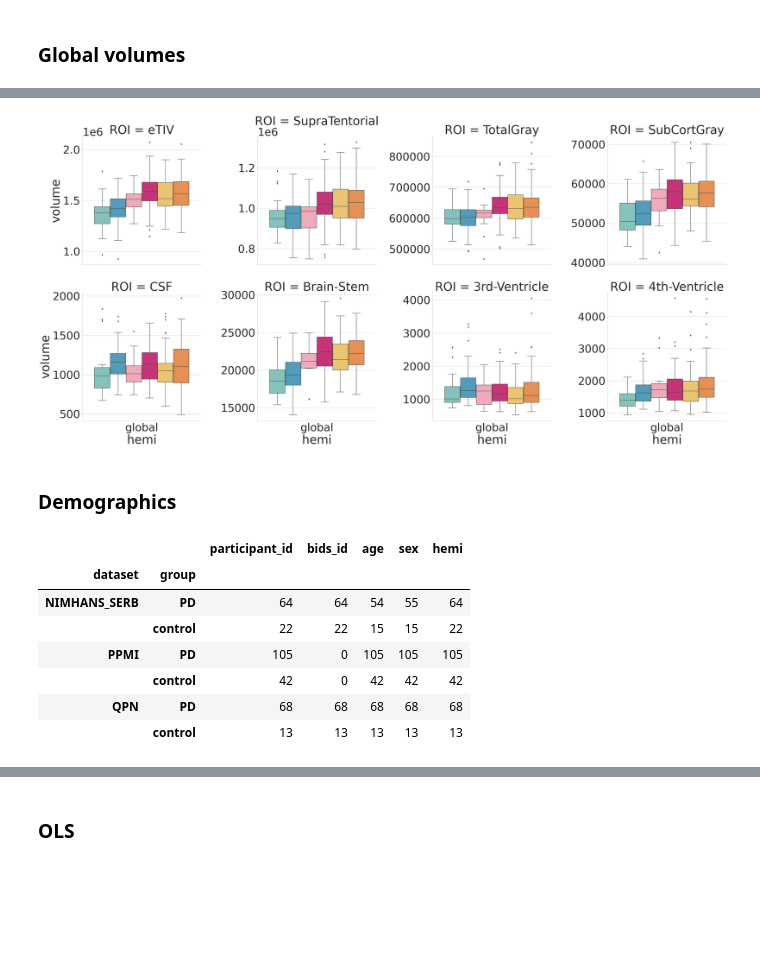
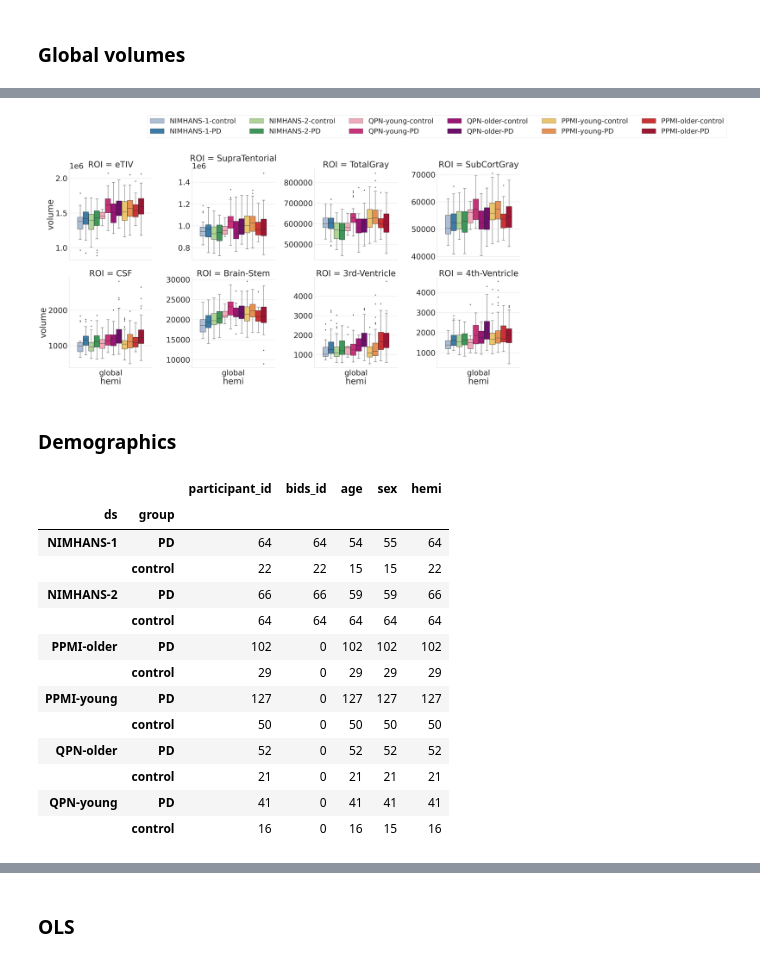
Before and after one commit to neurodatascience/mr_proc-nimhans_serb, a Jupyter notebook: analysis/CT/notebooks/population_comparisons.ipynb, the cells around one changed output, grey strips where cells are left out. Saved outputs shown, nothing was run; the diff lists cells and outputs as text; code cells hidden in the pictures; blank space fills up the shorter version.

```diff
--- a/analysis/CT/notebooks/population_comparisons.ipynb
+++ b/analysis/CT/notebooks/population_comparisons.ipynb
@@ -66,7 +95,7 @@ sns.palplot(palette)
 ### Read data
 # %%
 match_age = True
-age_thresh = 63
+age_thresh = 65
 # %%
 # NIMHANS (SERB + METAL)
 nimhans_serb_CT_DKT_df = pd.read_csv(f"{nimhans_serb_agg_data_dir}{CT_DKT_csv}").drop(columns=["Unnamed: 0"])
@@ -238,11 +338,11 @@ hemi_ASEG_df shape: (856, 22)
 # %%
-save_fig = False
+save_fig = True
 
-hemi_ASEG_df = hemi_ASEG_df[hemi_ASEG_df["dataset"].isin(["PPMI", "QPN", "NIMHANS_SERB"])]
+# hemi_ASEG_df = hemi_ASEG_df[hemi_ASEG_df["dataset"].isin(["PPMI", "QPN", "NIMHANS_SERB"])]
 hemi_ASEG_df = hemi_ASEG_df[hemi_ASEG_df["group"].isin(["control", "PD"])]
 
 vol_ASEG_df_melt = hemi_ASEG_df.melt(
-    id_vars=demo_cols + ["ds_group"],
+    id_vars=demo_cols + ["ds_group","ds_hemi"],
     var_name="ROI",
     value_name="volume",
 )
@@ -254,8 +354,11 @@ plot_df["ROI"] = plot_df["ROI"].astype(str)
 hemi_roi_list = ['Pallidum', 'Thalamus-Proper', 'Putamen',  'Amygdala', 'Caudate', 'Hippocampus', 'Accumbens-area',
                  'Lateral-Ventricle']
 #'Cerebellum-Cortex','Cerebellum-White-Matter','VentralDC','Inf-Lat-Vent'
+hue_order = ["NIMHANS-1-control", "NIMHANS-1-PD", "NIMHANS-2-control", "NIMHANS-2-PD",
+             "QPN-young-control", "QPN-young-PD", "QPN-older-control", "QPN-older-PD",
+             "PPMI-young-control",  "PPMI-young-PD","PPMI-older-control",  "PPMI-older-PD"]
 
-sns.set(font_scale=4)
+sns.set_theme(font_scale=4)
 with sns.axes_style("whitegrid"):
     g = sns.catplot(y="volume",x="hemi", hue="ds_group", col="ROI",kind="box", col_wrap=4, col_order=hemi_roi_list, hue_order=hue_order,
     palette=palette, data=plot_df, aspect=1, height=10, sharey=False, legend=False)
@@ -329,51 +446,59 @@ global_vol_ASEG_df shape: (428, 24)
 # %%
-save_fig = False
+save_fig = True
 
-global_vol_ASEG_df = global_vol_ASEG_df[global_vol_ASEG_df["dataset"].isin(["PPMI", "QPN","NIMHANS_SERB"])]
+# global_vol_ASEG_df = global_vol_ASEG_df[global_vol_ASEG_df["dataset"].isin(["PPMI", "QPN","NIMHANS_SERB"])]
 
 global_vol_ASEG_df = global_vol_ASEG_df[global_vol_ASEG_df["group"].isin(["control", "PD"])]
 
-global_vol_ASEG_df = global_vol_ASEG_df.rename(columns={"EstimatedTotalIntraCranial":"eTIV"})
+global_vol_ASEG_df = global_vol_ASEG_df.rename(columns={"EstimatedTotalIntraCranial":"eTIV",
+                                                        "EstimatedTotalIntraCranialVol":"eTIV"})
 
 global_vol_ASEG_df_melt = global_vol_ASEG_df.melt(
     id_vars=demo_cols + ["ds_group"],
     var_name="ROI",
     value_name="volume",
 )
 
 plot_df = global_vol_ASEG_df_melt.copy()
 
 global_roi_list = ["eTIV", "SupraTentorial", "TotalGray", "SubCortGray",
                     "CSF","Brain-Stem","3rd-Ventricle","4th-Ventricle"]
 plot_df = plot_df[plot_df["ROI"].isin(global_roi_list)]
 
-plot_df["ds_group"] = plot_df["ds_group"].replace({"NIMHANS_SERB-control":"NIMHANS-control",
-                                                    "NIMHANS_SERB-PD":"NIMHANS-PD",
-                                                    })
-hue_order = ["NIMHANS-control", "NIMHANS-PD", "QPN-control", "QPN-PD", "PPMI-control",  "PPMI-PD"]
-sns.set(font_scale=4)
+hue_order = ["NIMHANS-1-control", "NIMHANS-1-PD", "NIMHANS-2-control", "NIMHANS-2-PD",
+             "QPN-young-control", "QPN-young-PD", "QPN-older-control", "QPN-older-PD",
+             "PPMI-young-control",  "PPMI-young-PD","PPMI-older-control",  "PPMI-older-PD"]
+
+sns.set_theme(font_scale=4)
 with sns.axes_style("whitegrid"):
-    g = sns.catplot(y="volume",x="hemi", hue="ds_group", col="ROI", kind="box", col_wrap=4, col_order=global_roi_list, hue_order=hue_order,
+    g = sns.catplot(y="volume",x="hemi", hue="ds_group", col="ROI", kind="box", col_wrap=4,
+                    col_order=global_roi_list, hue_order=hue_order,
     palette=palette, data=plot_df, aspect=1, height=10, sharey=False, legend=False)
 
-    # plt.legend(bbox_to_anchor =(0,2.5), loc='lower center',ncol=7, fontsize=40)
+    # plt.legend(bbox_to_anchor =(0,2.5), loc='lower center',ncol=6, fontsize=40)
 
 if save_fig:
     g.savefig(f"{figs_dir}/ASEG_global.png")
 # %% [output]
-[figure, old version]
+[figure, new version]
 # %% [markdown]
 ### Demographics
 # %%
 demo_df = global_vol_ASEG_df[demo_cols].copy()
-demo_df.groupby(["dataset","group"]).count()
+demo_df.groupby(["ds","group"]).count()
 # %% [output]
 |  |  | participant_id | bids_id | age | sex | hemi |
-| dataset | group |  |  |  |  |  |
-| NIMHANS_SERB | PD | 64 | 64 | 54 | 55 | 64 |
+| ds | group |  |  |  |  |  |
+| NIMHANS-1 | PD | 64 | 64 | 54 | 55 | 64 |
 |  | control | 22 | 22 | 15 | 15 | 22 |
-| PPMI | PD | 105 | 0 | 105 | 105 | 105 |
-|  | control | 42 | 0 | 42 | 42 | 42 |
-| QPN | PD | 68 | 68 | 68 | 68 | 68 |
-|  | control | 13 | 13 | 13 | 13 | 13 |
+| NIMHANS-2 | PD | 66 | 66 | 59 | 59 | 66 |
+|  | control | 64 | 64 | 64 | 64 | 64 |
+| PPMI-older | PD | 102 | 0 | 102 | 102 | 102 |
+|  | control | 29 | 0 | 29 | 29 | 29 |
+| PPMI-young | PD | 127 | 0 | 127 | 127 | 127 |
+|  | control | 50 | 0 | 50 | 50 | 50 |
+| QPN-older | PD | 52 | 0 | 52 | 52 | 52 |
+|  | control | 21 | 0 | 21 | 21 | 21 |
+| QPN-young | PD | 41 | 0 | 41 | 41 | 41 |
+|  | control | 16 | 0 | 16 | 15 | 16 |
 # %%
```
Also changed, not shown: parts of 17 cells of this notebook, 3 other files.
